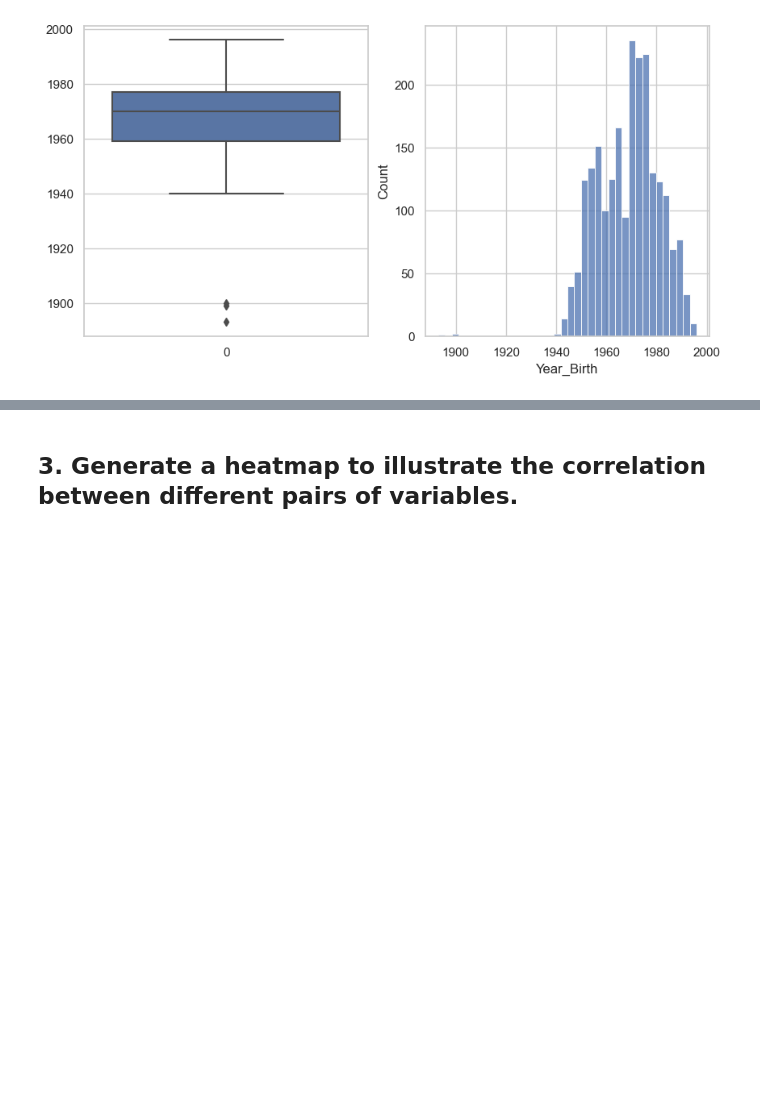
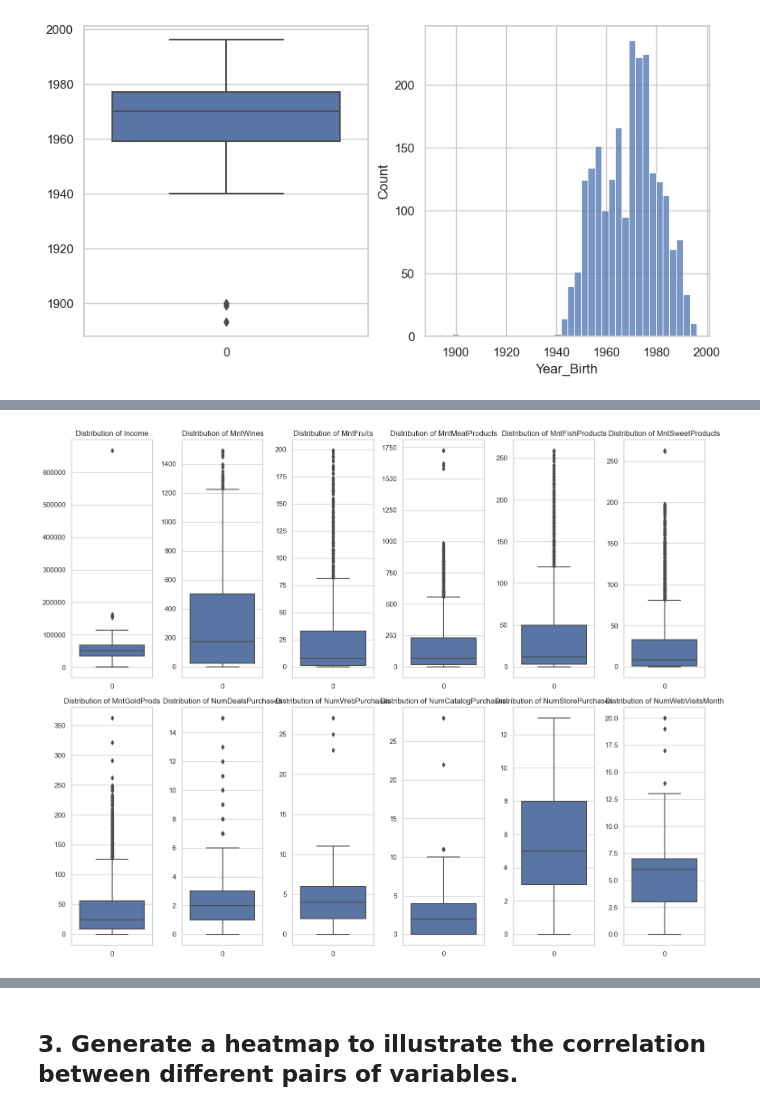
Before and after one commit to annapoltavets/ml-and-engineering-docs, a Jupyter notebook: caltech/module2-statistics/marketing_campaign/Marketing_EDA.ipynb, the cells around one changed output, grey strips where cells are left out. Saved outputs shown, nothing was run; the diff lists cells and outputs as text; code cells hidden in the pictures; blank space fills up the shorter version.

```diff
--- a/caltech/module2-statistics/marketing_campaign/Marketing_EDA.ipynb
+++ b/caltech/module2-statistics/marketing_campaign/Marketing_EDA.ipynb
@@ -248,11 +226,12 @@ Income              24        1.07
 *__Income__ has ~1% of missing values and data is skewed to right and it has 1 outlier*
 # %%
 # Fillna with avg income val by Education and Marital_Status
-income_imputer_df = df.groupby(['Education', 'Marital_Status'])['Income'].mean()
-tmp_df = pd.merge(df, income_imputer_df, how='left', on=['Education', 'Marital_Status'])
+calc_df = norm_df
+income_imputer_df = norm_df.groupby(['Education', 'Marital_Status'])['Income'].mean()
+tmp_df = pd.merge(norm_df, income_imputer_df, how='left', on=['Education', 'Marital_Status'])
 tmp_df['Income'] = tmp_df['Income_x'].fillna(tmp_df['Income_y'])
-df = tmp_df.drop(['Income_x', 'Income_y'], axis=1)
-df['Income'].describe()
+calc_df = tmp_df.drop(['Income_x', 'Income_y'], axis=1)
+calc_df['Income'].describe()
 # %% [output]
 count      2240.000000
 mean      52257.575038
@@ -295,0 +263,32 @@ plt.show()
+# %%
+def show_plots_board(pdf, cols, axes, annotate=True, plot='histplot'):
+    axes = axes.flatten()
+    for i, col in enumerate(cols):
+        if i < len(axes):
+            if pdf[col].notna().any():  # Only plot columns with non-null values
+                match(plot):
+                    case 'boxplot':
+                        sns.boxplot(calc_df[col], ax=axes[i])
+                    case _:
+                        sns.histplot(pdf[col].dropna(), kde=True, ax=axes[i])
+
+                axes[i].set_title(f'Distribution of {col}')
+
+                if annotate:
+                    # Add skewness and kurtosis
+                    skewness = pdf[col].skew()
+                    kurtosis = pdf[col].kurt()
+                    axes[i].annotate(f'Skewness: {skewness:.2f}\nKurtosis: {kurtosis:.2f}',
+                                     xy=(0.7, 0.85), xycoords='axes fraction')
+
+    plt.tight_layout()
+    plt.show()
+# %%
+# Visualize distributions of key numerical variables
+fig, axes = plt.subplots(2, 6, figsize=(15, 12))
+cols = ['Income', 'MntWines', 'MntFruits', 'MntMeatProducts', 'MntFishProducts',
+        'MntSweetProducts', 'MntGoldProds', 'NumDealsPurchases', 'NumWebPurchases',
+        'NumCatalogPurchases', 'NumStorePurchases', 'NumWebVisitsMonth']
+show_plots_board(calc_df, cols, axes, False, 'boxplot')
+# %% [output]
+[figure, added]
```
Also changed, not shown: parts of 75 cells of this notebook, 1 other file.
